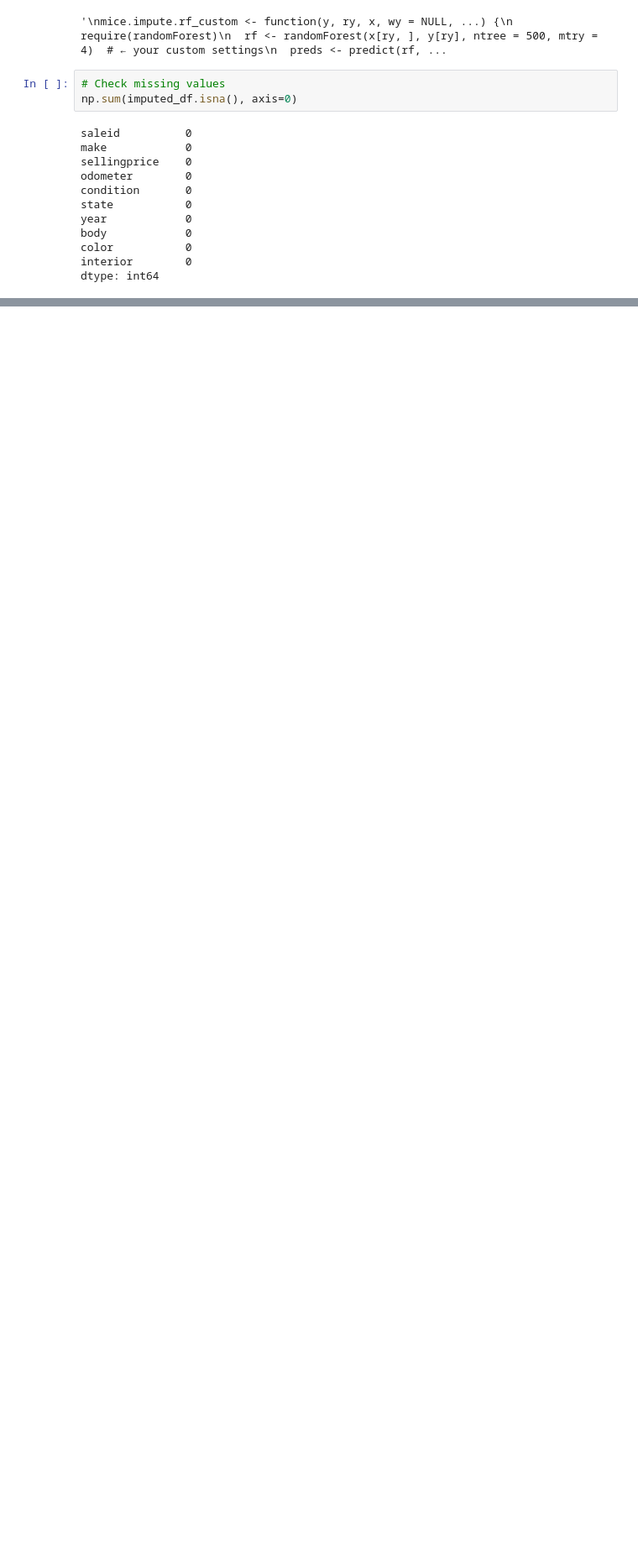
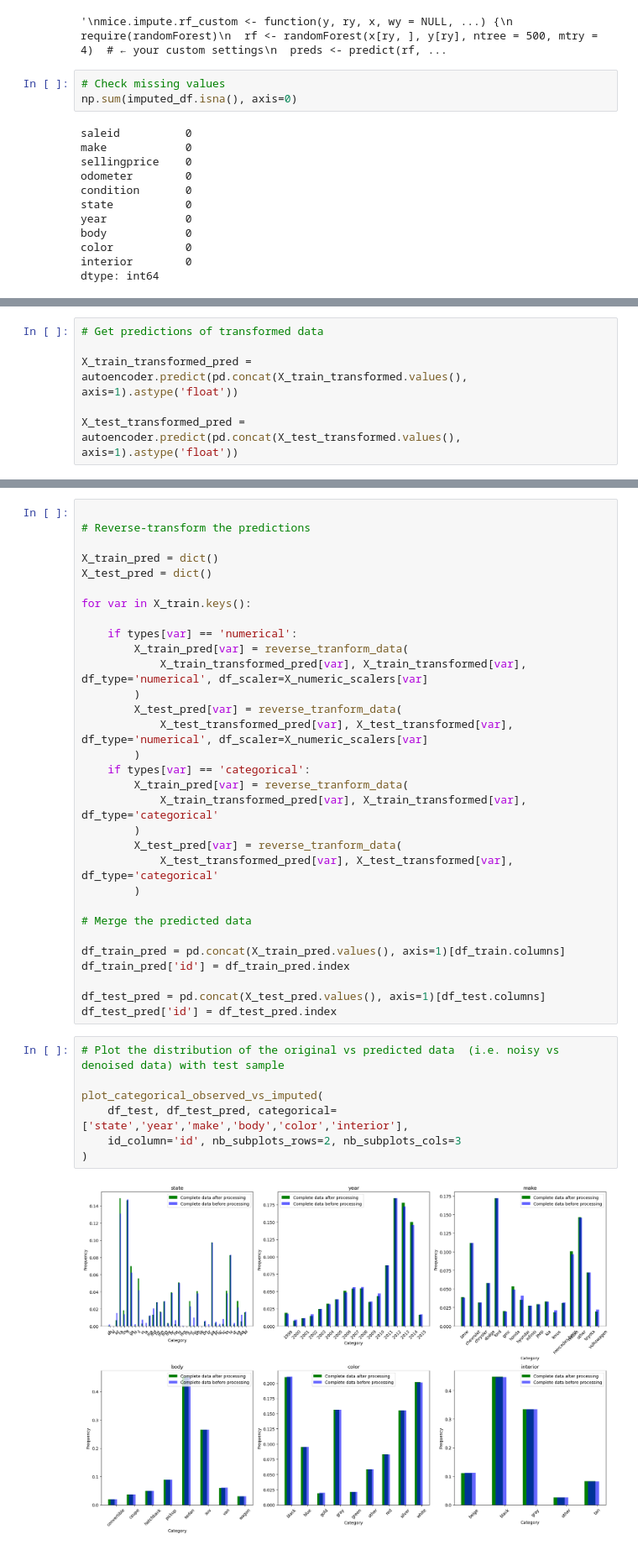
Before and after one commit to raphaelzerbato/AI_Workshop, a Jupyter notebook: car_analysis_imputation.ipynb, the cells around one changed output, grey strips where cells are left out. Shown at 84% size. Drawn from its saved outputs; the diff is of its cells as text; blank space fills up the shorter version.

```diff
--- a/car_analysis_imputation.ipynb
+++ b/car_analysis_imputation.ipynb
@@ -578,0 +638,6 @@ errors_test = get_errors(
+# %%
+# Get predictions of transformed data
+
+X_train_transformed_pred = autoencoder.predict(pd.concat(X_train_transformed.values(), axis=1).astype('float'))
+
+X_test_transformed_pred = autoencoder.predict(pd.concat(X_test_transformed.values(), axis=1).astype('float'))
@@ -578,0 +647,40 @@ errors_test = get_errors(
+# %%
+
+# Reverse-transform the predictions
+
+X_train_pred = dict()
+X_test_pred = dict()
+
+for var in X_train.keys():
+
+    if types[var] == 'numerical':
+        X_train_pred[var] = reverse_tranform_data(
+            X_train_transformed_pred[var], X_train_transformed[var], df_type='numerical', df_scaler=X_numeric_scalers[var]
+        )
+        X_test_pred[var] = reverse_tranform_data(
+            X_test_transformed_pred[var], X_test_transformed[var], df_type='numerical', df_scaler=X_numeric_scalers[var]
+        )
+    if types[var] == 'categorical':
+        X_train_pred[var] = reverse_tranform_data(
+            X_train_transformed_pred[var], X_train_transformed[var], df_type='categorical'
+        )
+        X_test_pred[var] = reverse_tranform_data(
+            X_test_transformed_pred[var], X_test_transformed[var], df_type='categorical'
+        )
+
+# Merge the predicted data
+
+df_train_pred = pd.concat(X_train_pred.values(), axis=1)[df_train.columns]
+df_train_pred['id'] = df_train_pred.index
+
+df_test_pred = pd.concat(X_test_pred.values(), axis=1)[df_test.columns]
+df_test_pred['id'] = df_test_pred.index
+# %%
+# Plot the distribution of the original vs predicted data  (i.e. noisy vs denoised data) with test sample
+
+plot_categorical_observed_vs_imputed(
+    df_test, df_test_pred, categorical=['state','year','make','body','color','interior'],
+    id_column='id', nb_subplots_rows=2, nb_subplots_cols=3
+)
+# %% [output]
+[figure, added]
```
Also changed, not shown: parts of 36 cells of this notebook, 1 other file.
